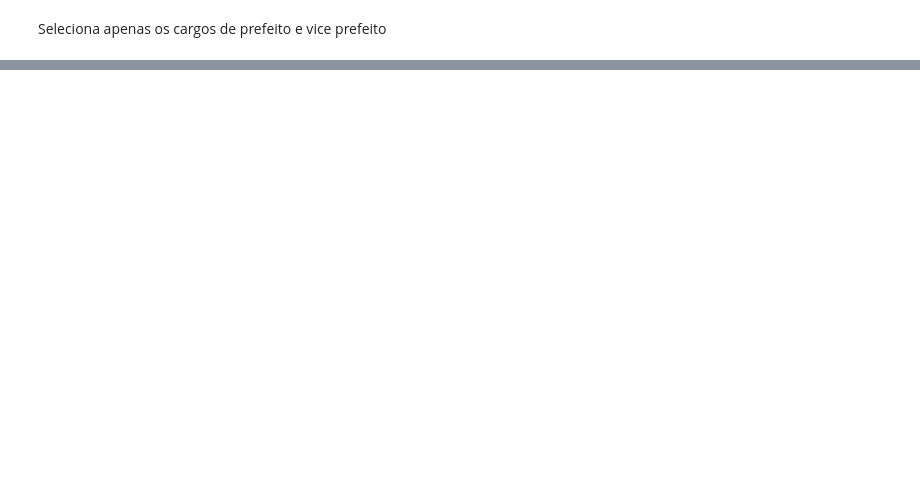
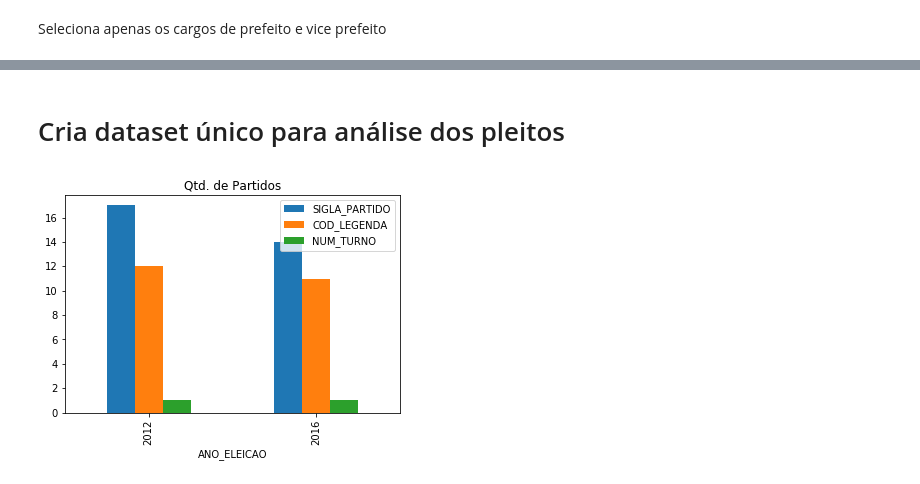
Before and after one commit to rafpyprog/doacoes-eleitorais, a Jupyter notebook: notebooks/candidatos.ipynb, the cells around one changed output, grey strips where cells are left out. Cells and saved outputs as stored; diff of their text form; code cells hidden in the pictures; blank space fills up the shorter version.

```diff
--- a/notebooks/candidatos.ipynb
+++ b/notebooks/candidatos.ipynb
@@ -15,0 +16,5 @@ df = dados_candidatos(ANO_ELEICAO, UF, MUNICIPIO)
+# %%
+ANOS = (2012, 2016)
+pleitos = {}
+for ano in ANOS:
+    pleitos[ano] = dados_candidatos(ano, UF, MUNICIPIO)
@@ -18,11 +44,8 @@ Seleciona apenas os cargos de prefeito e vice prefeito
 # %%
-PREFEITO = 11
-VICE_PREFEITO = 12
-
-colunas = ['NUM_TURNO', 'COD_LEGENDA', 'SIGLA_PARTIDO', 'NOME_CANDIDATO', 'DESC_CARGO',
-           'COD_SIT_TOT_TURNO','DESC_SIT_TOT_TURNO']
-
-nomes = df.query('COD_CARGO in (@PREFEITO, @VICE_PREFEITO)')[colunas]
-nomes = nomes.sort_values(['NUM_TURNO', 'COD_LEGENDA','DESC_CARGO']).reset_index(drop=True)
-nomes
+colunas = ['ANO_ELEICAO', 'NUM_TURNO', 'COD_LEGENDA', 'SIGLA_PARTIDO', 'NOME_CANDIDATO', 'DESC_CARGO',
+           'COD_SIT_TOT_TURNO', 'DESPESA_MAX_CAMPANHA','DESC_SIT_TOT_TURNO']
+for ano in pleitos:
+    pleitos[ano] = (pleitos[ano].query('COD_CARGO in (@PREFEITO, @VICE_PREFEITO)')
+                    .sort_values(['NUM_TURNO', 'COD_LEGENDA','DESC_CARGO'])
+                    .reset_index(drop=True))
 # %% [output]
@@ -90,0 +94,12 @@ print(f'{len(chapas_unicas)} partidos ({txt}) lançaram chapas únicas.')
+# %% [markdown]
+# Cria dataset único para análise dos pleitos
+# %%
+eleicoes = pd.concat(pleitos[df] for df in pleitos)
+# %%
+primeiro_turno = eleicoes.query('NUM_TURNO == 1')
+# %%
+TITULO = 'Qtd. de Partidos'
+primeiro_turno.groupby('ANO_ELEICAO')["SIGLA_PARTIDO", "COD_LEGENDA", "NUM_TURNO"].nunique().plot.bar(title=TITULO, grid=False)
+plt.show()
+# %% [output]
+[figure, added]
```
Also changed, not shown: parts of 17 cells of this notebook, 19 other files.
